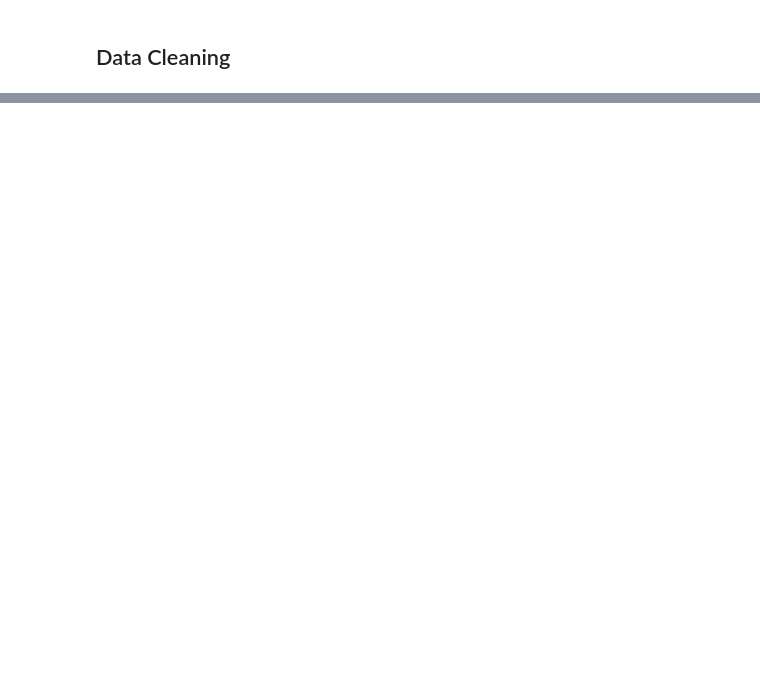
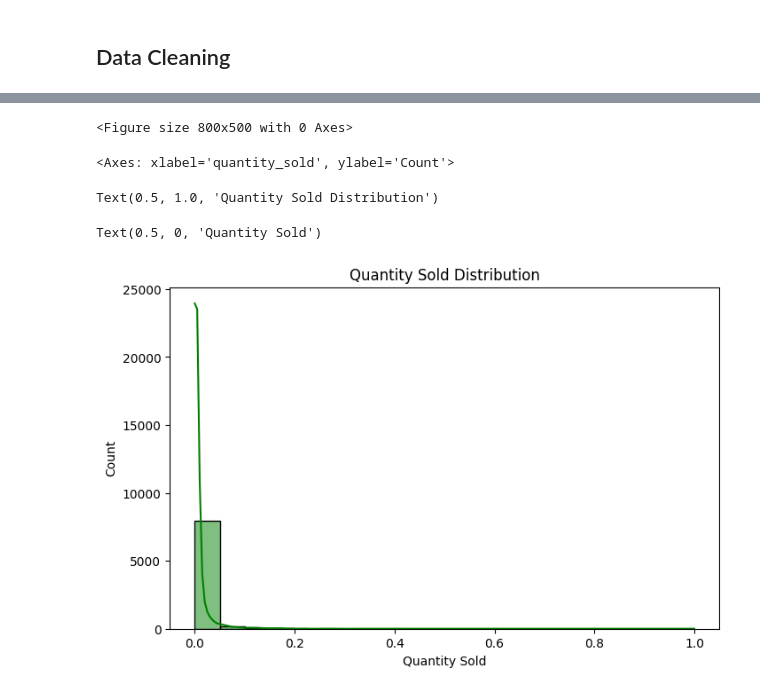
Before and after one commit to skanw/KEDGE_Python-Project_2425, a Jupyter notebook: Project/Suranjana_customerSegmentation.ipynb, the cells around one changed output, grey strips where cells are left out. Cells and saved outputs as stored; diff of their text form; code cells hidden in the pictures; blank space fills up the shorter version.

```diff
--- a/Project/Suranjana_customerSegmentation.ipynb
+++ b/Project/Suranjana_customerSegmentation.ipynb
@@ -85,0 +298,13 @@ Length: 8206, dtype: bool
+# %%
+# Quantity Sold Distribution Histogram
+plt.figure(figsize=(8, 5))
+sns.histplot(df['quantity_sold'], bins=20, color='green', kde=True)
+plt.title('Quantity Sold Distribution')
+plt.xlabel('Quantity Sold')
+plt.show()
+# %% [output]
+<Figure size 800x500 with 0 Axes>
+<Axes: xlabel='quantity_sold', ylabel='Count'>
+Text(0.5, 1.0, 'Quantity Sold Distribution')
+Text(0.5, 0, 'Quantity Sold')
+[figure, added]
```
Also changed, not shown: parts of 16 cells of this notebook, 1 other file.
